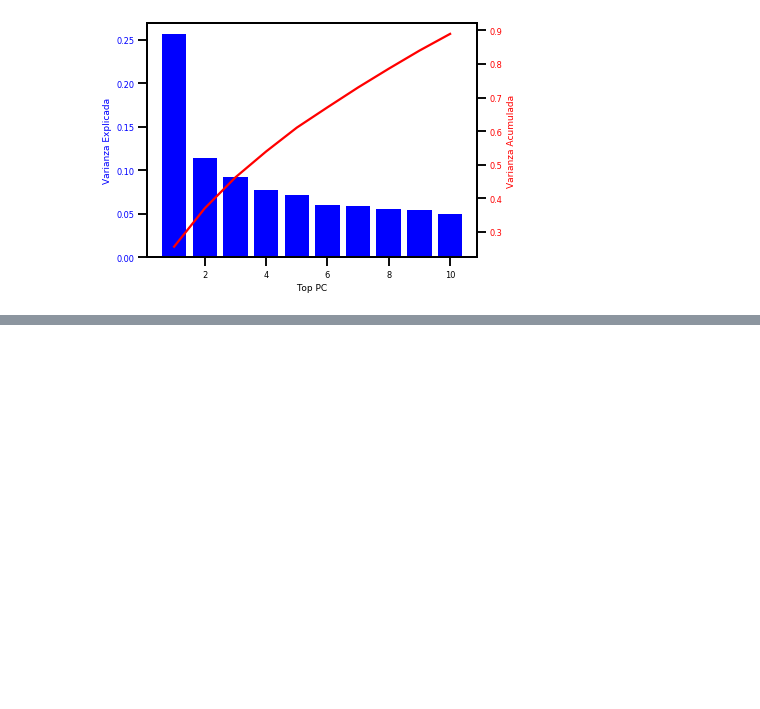
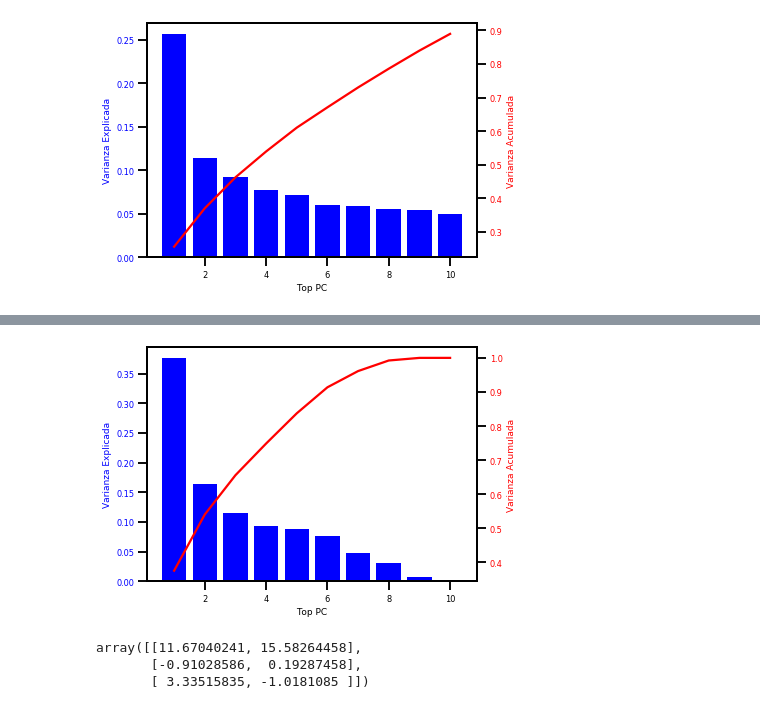
Before and after one commit to AgustinVelurtas/grupo13_clusterai, a Jupyter notebook: tp_grupo13.ipynb, the cells around one changed output, grey strips where cells are left out. Cells and saved outputs as stored; diff of their text form; code cells hidden in the pictures; blank space fills up the shorter version.

```diff
--- a/tp_grupo13.ipynb
+++ b/tp_grupo13.ipynb
@@ -760,0 +808,7 @@ print(sill_score_rd)
+# %%
+#Genero dummies de brand
+brands_i = pd.get_dummies(tp_importadas.brand)
+category_i = pd.get_dummies(tp_importadas.category)
+tp_cluster2 = pd.concat([tp_importadas,brands_i,category_i],axis=1)
+tp_cluster2 = tp_cluster2.drop(['brand','category'], axis=1)
+tp_cluster2.head(3)
@@ -760,0 +821,3 @@ print(sill_score_rd)
+# %%
+tp_cluster2 = tp_cluster2.drop(['unit_gross_revenue_usd', 'source_system_order_id', 'rate_local_do_usd', 'order_days_after_first_order', 'unit_price_charged_usd', 'unit_discount_usd', 'customer_first_order_date', 'unit_delivery_charged_usd', 'unit_net_revenue_usd', 'row_created_at', 'sku', 'date_created'], axis=1)
+tp_cluster2.head(5)
@@ -760,0 +831,46 @@ print(sill_score_rd)
+# %%
+#AutoScaling
+scaler = preprocessing.StandardScaler().fit(tp_cluster2)
+xscal = scaler.transform(tp_cluster2)
+# %%
+# Generamos el PCA
+import matplotlib.cm as cm
+from sklearn import decomposition
+
+n_comps = 10
+components = range(1,n_comps + 1)
+pca = decomposition.PCA(n_components=n_comps)
+pca.fit(xscal)
+xpca = pca.transform(xscal)
+eigenvalues = pca.explained_variance_ratio_
+eigenvalues_acum = pca.explained_variance_ratio_.cumsum()
+
+#Visualizo autovalores
+fig, ax1 = plt.subplots()
+ax1.set_xlabel('Top PC')
+ax1.set_ylabel('Varianza Explicada', color='blue')
+ax1.bar(components, eigenvalues, color='blue')
+ax1.tick_params(axis='y', labelcolor='blue')
+ax2 = ax1.twinx()
+ax2.set_ylabel('Varianza Acumulada', color='red')
+ax2.plot(components, eigenvalues_acum, color='red')
+ax2.tick_params(axis='y', labelcolor='red')
+fig.tight_layout()
+plt.show()
+# %% [output]
+[figure, added]
+# %%
+#Encontramos que con 2 PC explicamos el 60% de la varianza
+reduced_dim = 2
+xpca_rd = xpca[:,0:reduced_dim]
+kmeans_rd = KMeans(n_clusters=3, random_state=10).fit(xpca_rd)
+# una vez realizado el clustering, observamos las labels de cluster asignadas a cada muestra
+kmeans_rd.labels_ = kmeans_rd.labels_
+kmeans_rd.labels_
+# visualizamos los centroides finales de cada cluster
+centers_rd = kmeans_rd.cluster_centers_
+centers_rd
+# %% [output]
+array([[11.67040241, 15.58264458],
+       [-0.91028586,  0.19287458],
+       [ 3.33515835, -1.0181085 ]])
```
Also changed, not shown: parts of 15 cells of this notebook.
